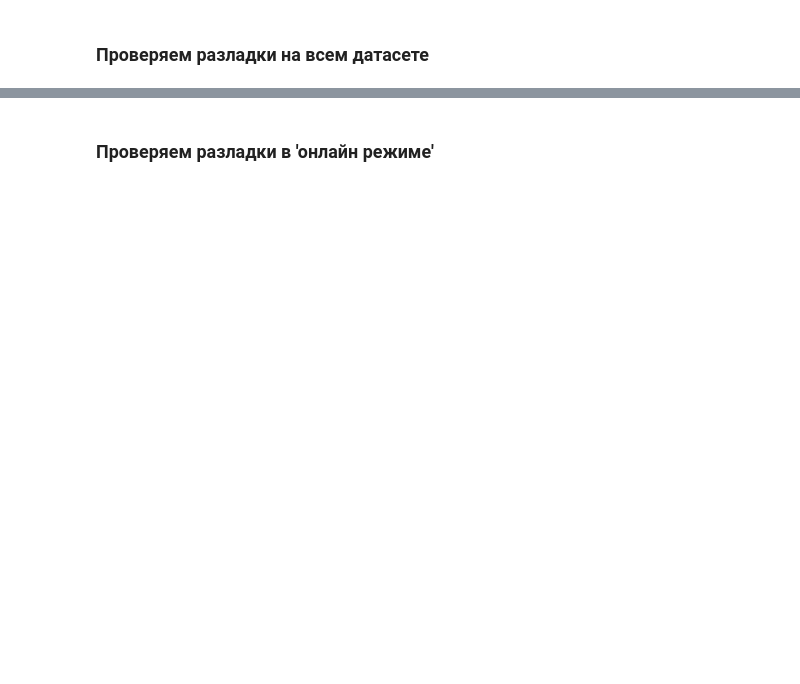
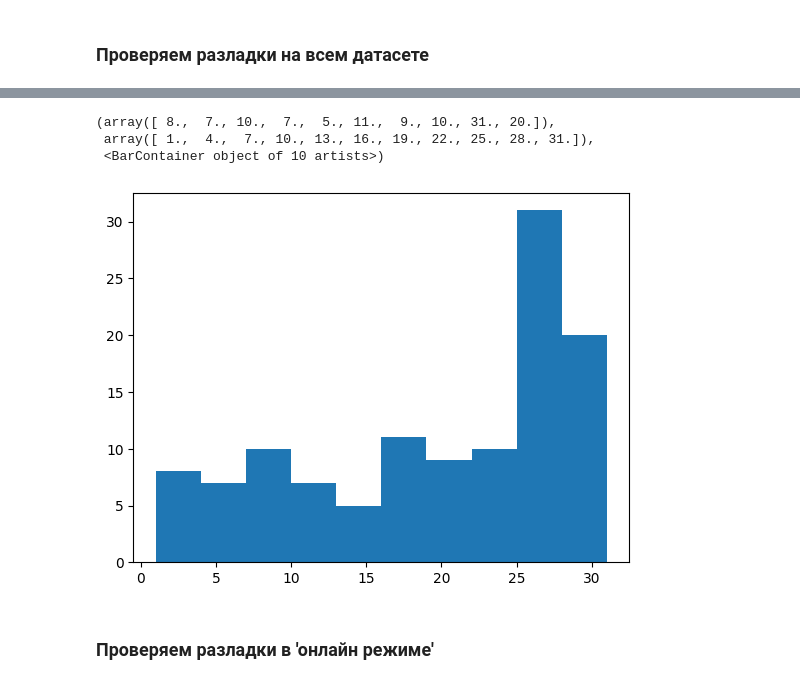
Before and after one commit to Xenomirant/ts_prediction, a Jupyter notebook: scripts/Tracking_changepoints_ShiryaevRoberts.ipynb, the cells around one changed output, grey strips where cells are left out. Cells and saved outputs as stored; diff of their text form; code cells hidden in the pictures; blank space fills up the shorter version.

```diff
--- a/scripts/Tracking_changepoints_ShiryaevRoberts.ipynb
+++ b/scripts/Tracking_changepoints_ShiryaevRoberts.ipynb
@@ -114,0 +131,8 @@ fig.show()
+# %%
+# предсказуемо большинство аномалий приходится на налоговые дни, 25 и 28 число -- в случае праздников они могут смещаться на следующий в основном понедельник, чем объясняется верхний график
+plt.hist([point.day for point in changepoint])
+# %% [output]
+(array([ 8.,  7., 10.,  7.,  5., 11.,  9., 10., 31., 20.]),
+ array([ 1.,  4.,  7., 10., 13., 16., 19., 22., 25., 28., 31.]),
+ <BarContainer object of 10 artists>)
+[figure, added]
```
Also changed, not shown: parts of 6 cells of this notebook, 6 other files.
